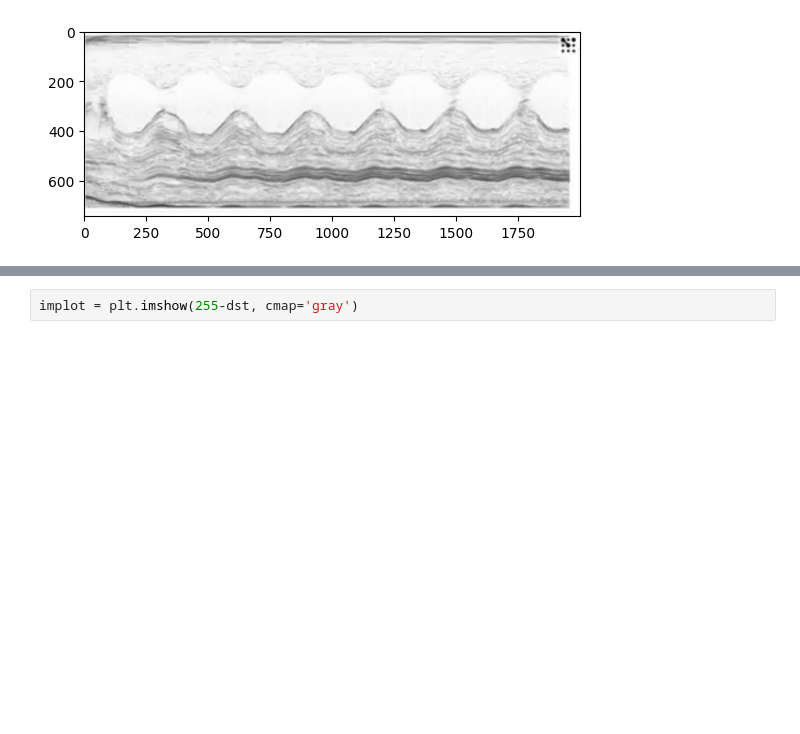
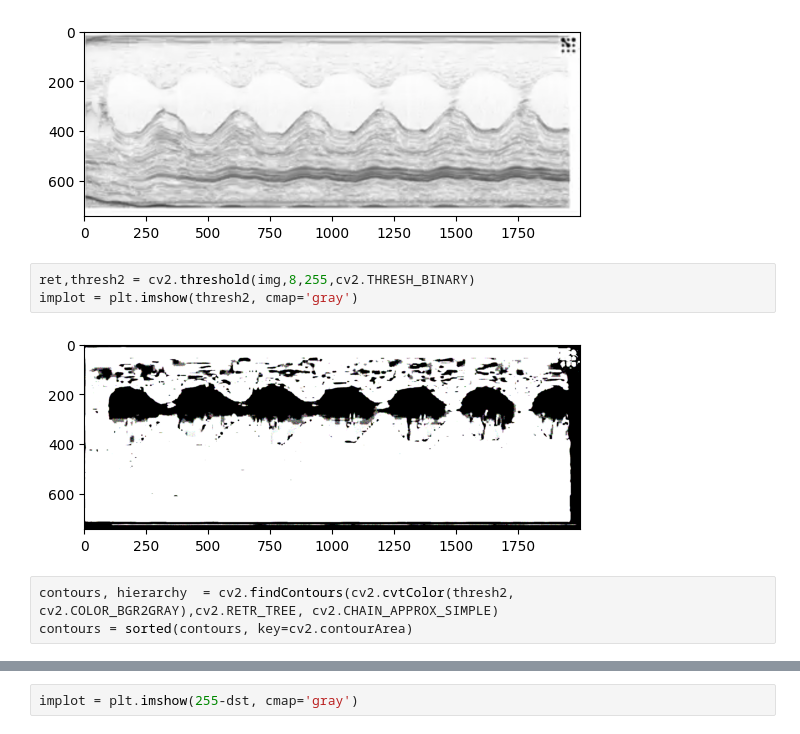
Before and after one commit to Onebu/HackMarato, a Jupyter notebook: cor.ipynb, the cells around one changed output, grey strips where cells are left out. Cells and saved outputs as stored; diff of their text form; blank space fills up the shorter version.

Commit message:
contour

```diff
--- a/cor.ipynb
+++ b/cor.ipynb
@@ -34,3 +34,11 @@ dst = cv2.fastNlMeansDenoisingColored(cv2.imread(path),None,10,10,7,21)
 implot = plt.imshow(255-img, cmap='gray')
 # %% [output]
 [figure]
+# %%
+ret,thresh2 = cv2.threshold(img,8,255,cv2.THRESH_BINARY)
+implot = plt.imshow(thresh2, cmap='gray')
+# %% [output]
+[figure, added]
+# %%
+contours, hierarchy  = cv2.findContours(cv2.cvtColor(thresh2, cv2.COLOR_BGR2GRAY),cv2.RETR_TREE, cv2.CHAIN_APPROX_SIMPLE)
+contours = sorted(contours, key=cv2.contourArea)
```
Also changed, not shown: parts of 18 cells of this notebook.
